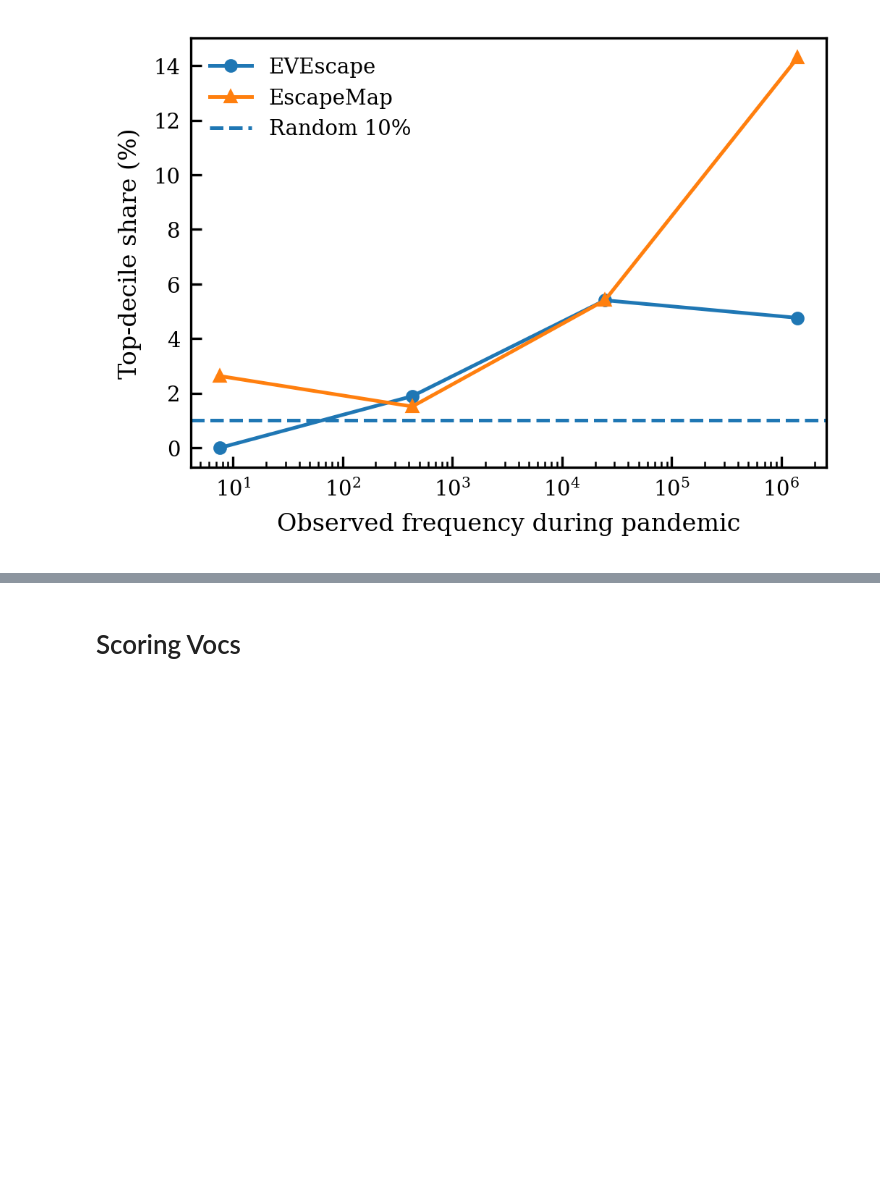
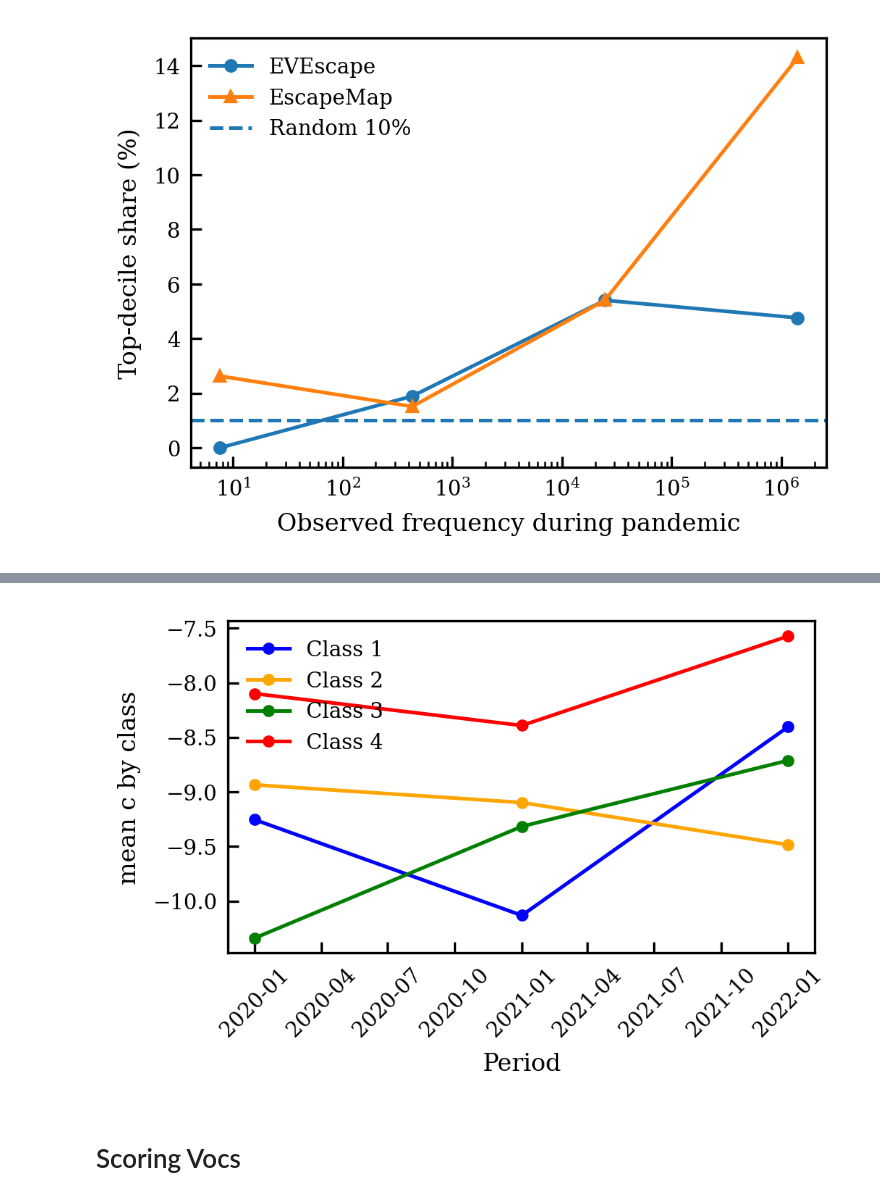
Before and after one commit to m-huot/ESCAPE_MAP_DRAFT, a Jupyter notebook: fitness/plots.ipynb, the cells around one changed output, grey strips where cells are left out. Drawn from its saved outputs; the diff is of its cells as text; code cells hidden in the pictures; blank space fills up the shorter version.

```diff
--- a/fitness/plots.ipynb
+++ b/fitness/plots.ipynb
@@ -377,3 +526,98 @@ AUCs -> EVEscape: 0.6318000213083315 EscapeMap: 0.68892099936075
+# %%
+import glob, re
+import numpy as np
+import pandas as pd
+import matplotlib as mpl
+import matplotlib.pyplot as plt
+
+# --- style ---
+mpl.rcParams.update({
+    "figure.dpi": 300,
+    "savefig.dpi": 600,
+    "axes.linewidth": 0.8,
+    "lines.linewidth": 1.2,
+    "lines.markersize": 3.0,
+    "font.size": 8,
+    "axes.labelsize": 8,
+    "xtick.labelsize": 7,
+    "ytick.labelsize": 7,
+    "legend.fontsize": 7,
+    "font.family": "serif",
+    "mathtext.fontset": "stix",
+    "pdf.fonttype": 42,
+    "ps.fonttype": 42,
+})
+
+# --- helpers ---
+def load_ab_class_map(path="../exp_data/ab_classification.csv"):
+    m = pd.read_csv(path)
+    m["condition"] = m["condition"].astype(str)
+    m["class_num"] = m["condition_subtype"].astype(str).str.extract(r"(\d+)").astype(int)
+    return dict(zip(m["condition"], m["class_num"]))
+
+def detect_tag(prefix="sigmoid_diff"):
+    files = glob.glob(f"results_periods/params_{prefix}_*_y_*.csv")
+    if not files:
+        raise RuntimeError("No params files found.")
+    tags = sorted({re.search(rf"params_{prefix}_(.+?)_y_", f).group(1) for f in files})
+    # prefer 'allab' if present
+    return "allab" if "allab" in tags else tags[0]
+
+def load_mean_rawc_by_class(tag, class_map, prefix="sigmoid_diff"):
+    files = sorted(
+        glob.glob(f"results_periods/params_{prefix}_{tag}_y_*.csv"),
+        key=lambda p: re.search(r"_y_(\d{4}-\d{2})\.csv$", p).group(1)
+    )
+    rows = []
+    for fp in files:
+        dfp = pd.read_csv(fp)
+        if dfp.empty or "period" not in dfp.columns:
+            continue
+        rc_cols = [c for c in dfp.columns if c.startswith("raw_c_")]
+        if not rc_cols:
+            continue
+        ab_names = [c.replace("raw_c_", "", 1) for c in rc_cols]
+        # group antibody columns by class
+        class_cols = {1: [], 2: [], 3: [], 4: []}
+        for col, ab in zip(rc_cols, ab_names):
+            cls = class_map.get(ab)
+            if cls in class_cols:
+                class_cols[cls].append(col)
+        period_dt = pd.to_datetime(dfp.loc[0, "period"], format="%Y-%m", errors="coerce")
+        for cls in (1, 2, 3, 4):
+            cols = class_cols[cls]
+            mean_val = float(dfp[cols].mean(axis=1).iloc[0]) if cols else np.nan
+            rows.append({"period_dt": period_dt, "class": cls, "mean_raw_c": mean_val})
+    out = pd.DataFrame(rows).dropna(subset=["period_dt"]).sort_values(["period_dt", "class"])
+    return out
+
+# --- load data ---
+prefix = "sigmoid_diff"
+tag = detect_tag(prefix=prefix)  # uses 'allab' if available
+class_map = load_ab_class_map("../exp_data/ab_classification.csv")
+mc = load_mean_rawc_by_class(tag, class_map=class_map, prefix=prefix)
+
+# --- plot: mean raw_c by class over period ---
+cls_colors = {1: "blue", 2: "orange", 3: "green", 4: "red"}
+
+fig, ax = plt.subplots(figsize=(3.375, 2.2))
+for cls in (1, 2, 3, 4):
+    dfc = mc[mc["class"] == cls].sort_values("period_dt")
+    if dfc.empty:
+        continue
+    ax.plot(dfc["period_dt"], dfc["mean_raw_c"], marker="o", label=f"Class {cls}", color=cls_colors[cls])
+
+ax.set_xlabel("Period")
+ax.set_ylabel("mean c by class")
+ax.tick_params(direction="in", which="both", top=False, right=False)
+for lab in ax.get_xticklabels():
+    lab.set_rotation(45)
+ax.legend(frameon=False, loc="best")
+
+fig.tight_layout(pad=0.5)
+plt.show()
+# %% [output]
+[figure, added]
 # %% [markdown]
 # Scoring Vocs
 # %%
```
Also changed, not shown: parts of 6 cells of this notebook, 2 other files.
